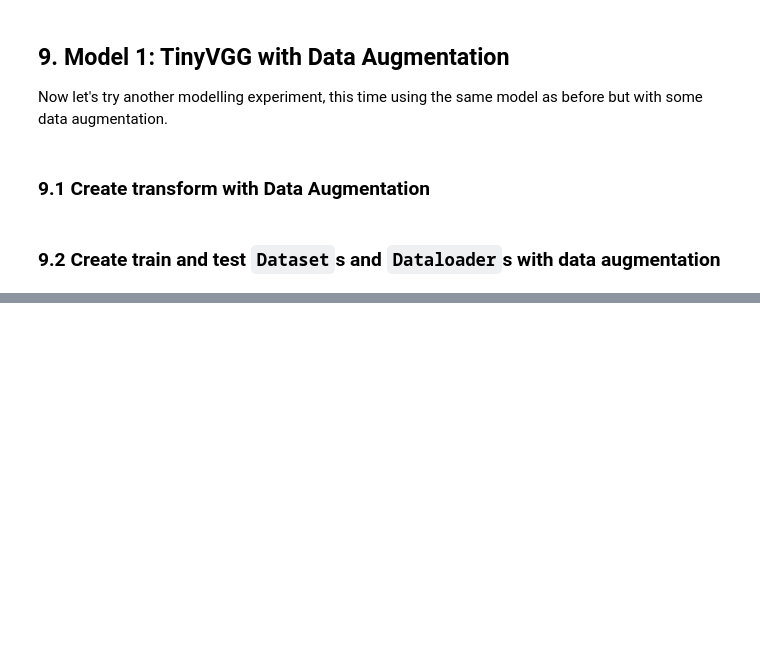
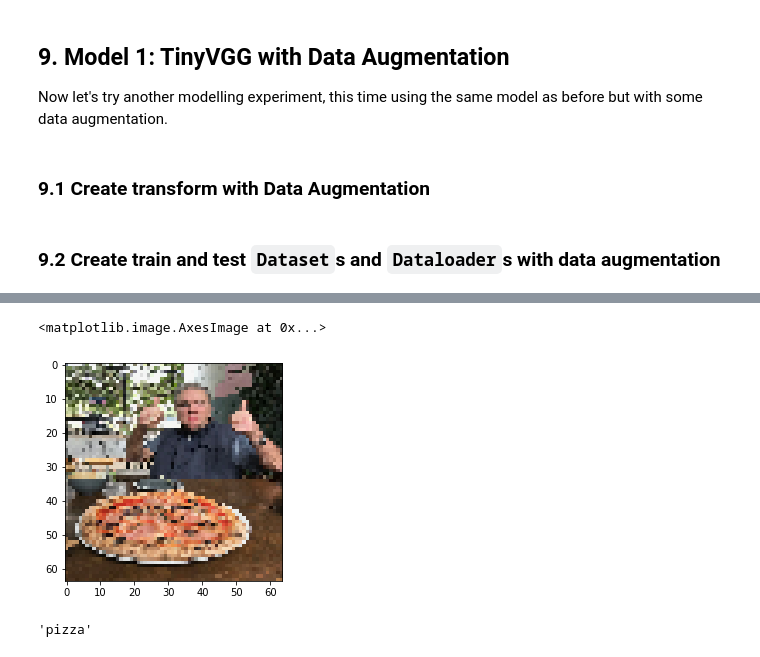
Before and after one commit to gavindoughtie/pytorch_class, a Jupyter notebook: udemy_pytorch_04_custom_datasets.ipynb, the cells around one changed output, grey strips where cells are left out. Cells and saved outputs as stored; diff of their text form; code cells hidden in the pictures; blank space fills up the shorter version.

```diff
--- a/udemy_pytorch_04_custom_datasets.ipynb
+++ b/udemy_pytorch_04_custom_datasets.ipynb
@@ -1344,0 +1483,5 @@ plot_loss_curves(model_1_results)
+# %%
+plt.imshow(custom_image_transformed.permute(1, 2, 0))
+# %% [output]
+<matplotlib.image.AxesImage at 0x...>
+[figure, added]
@@ -1344,0 +1494,7 @@ plot_loss_curves(model_1_results)
+# %%
+model_1.eval()
+with torch.inference_mode():
+  custom_image_pred = model_1(custom_image_transformed.unsqueeze(0).to(device))
+class_names[custom_image_pred.argmax().cpu()]
+# %% [output]
+'pizza'
```
Also changed, not shown: parts of 45 cells of this notebook.
